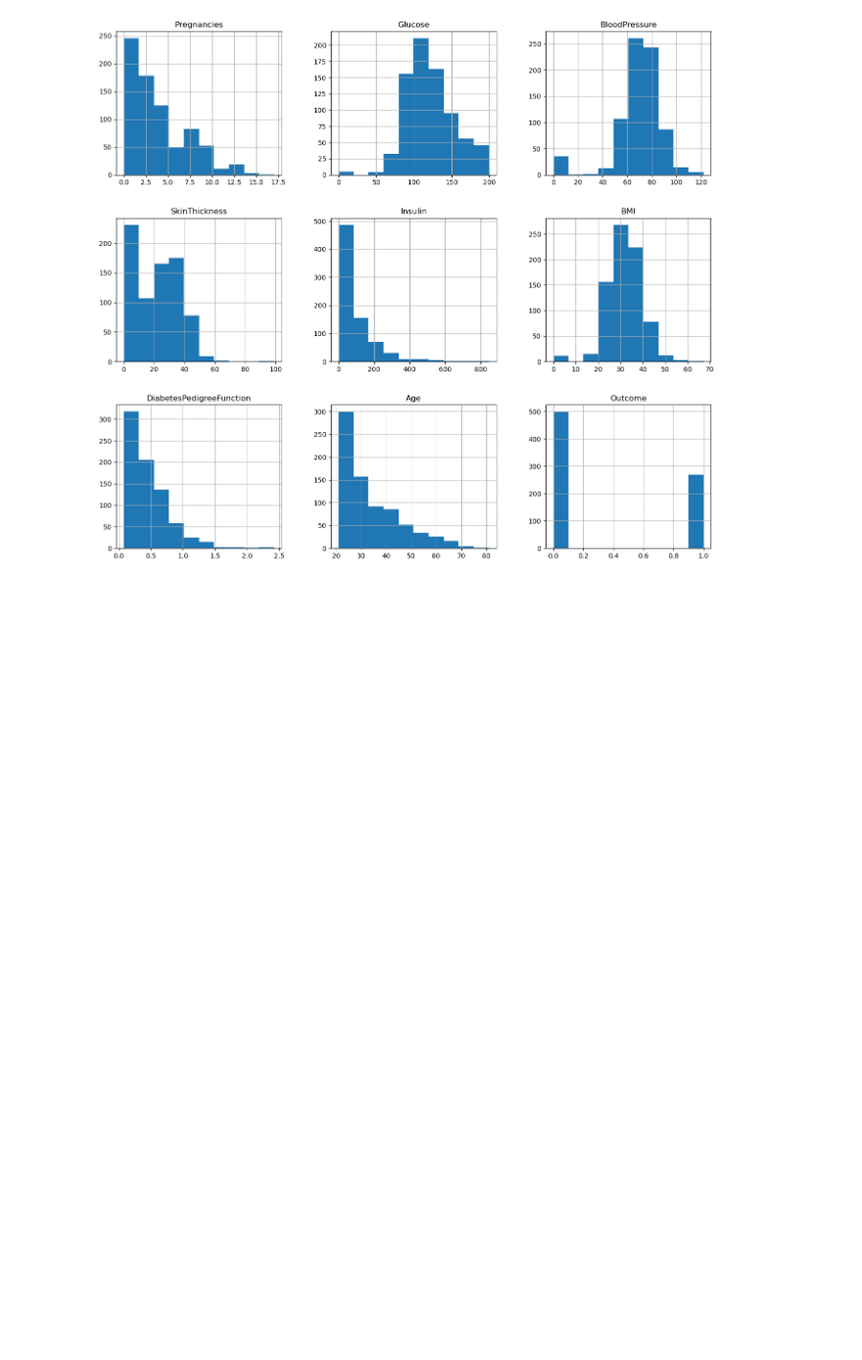
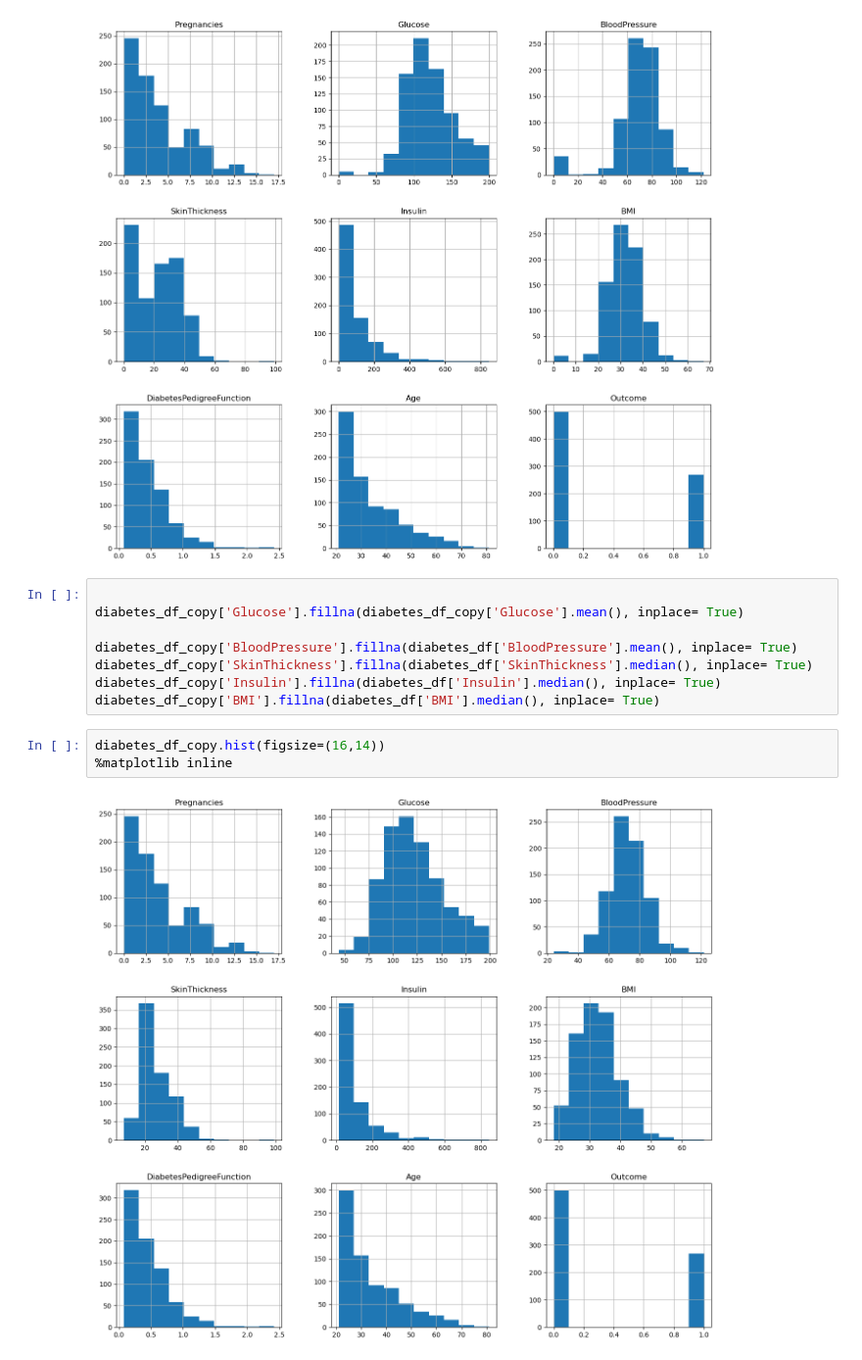
Before and after one commit to Nirajan17/meriskill-intern, a Jupyter notebook: Project-2 .ipynb, the cells around one changed output. Shown at 98% size. Cells and saved outputs as stored; diff of their text form; blank space fills up the shorter version.

```diff
--- a/Project-2 .ipynb
+++ b/Project-2 .ipynb
@@ -133,3 +133,16 @@ diabetes_df.hist(figsize=(16,14))
 %matplotlib inline
 # %% [output]
 [figure]
+# %%
+
+diabetes_df_copy['Glucose'].fillna(diabetes_df_copy['Glucose'].mean(), inplace= True)
+
+diabetes_df_copy['BloodPressure'].fillna(diabetes_df['BloodPressure'].mean(), inplace= True)
+diabetes_df_copy['SkinThickness'].fillna(diabetes_df['SkinThickness'].median(), inplace= True)
+diabetes_df_copy['Insulin'].fillna(diabetes_df['Insulin'].median(), inplace= True)
+diabetes_df_copy['BMI'].fillna(diabetes_df['BMI'].median(), inplace= True)
+# %%
+diabetes_df_copy.hist(figsize=(16,14))
+%matplotlib inline
+# %% [output]
+[figure, added]
```
Also changed, not shown: parts of 6 cells of this notebook.
